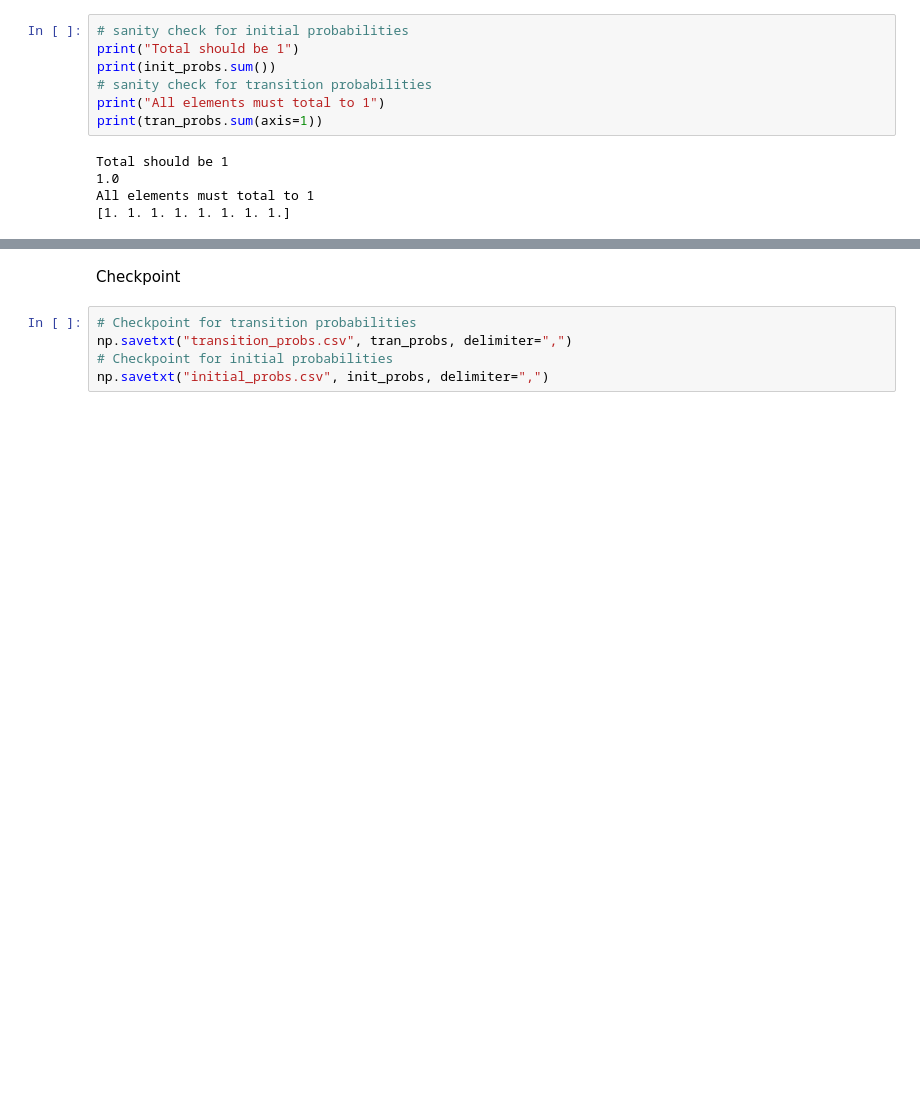
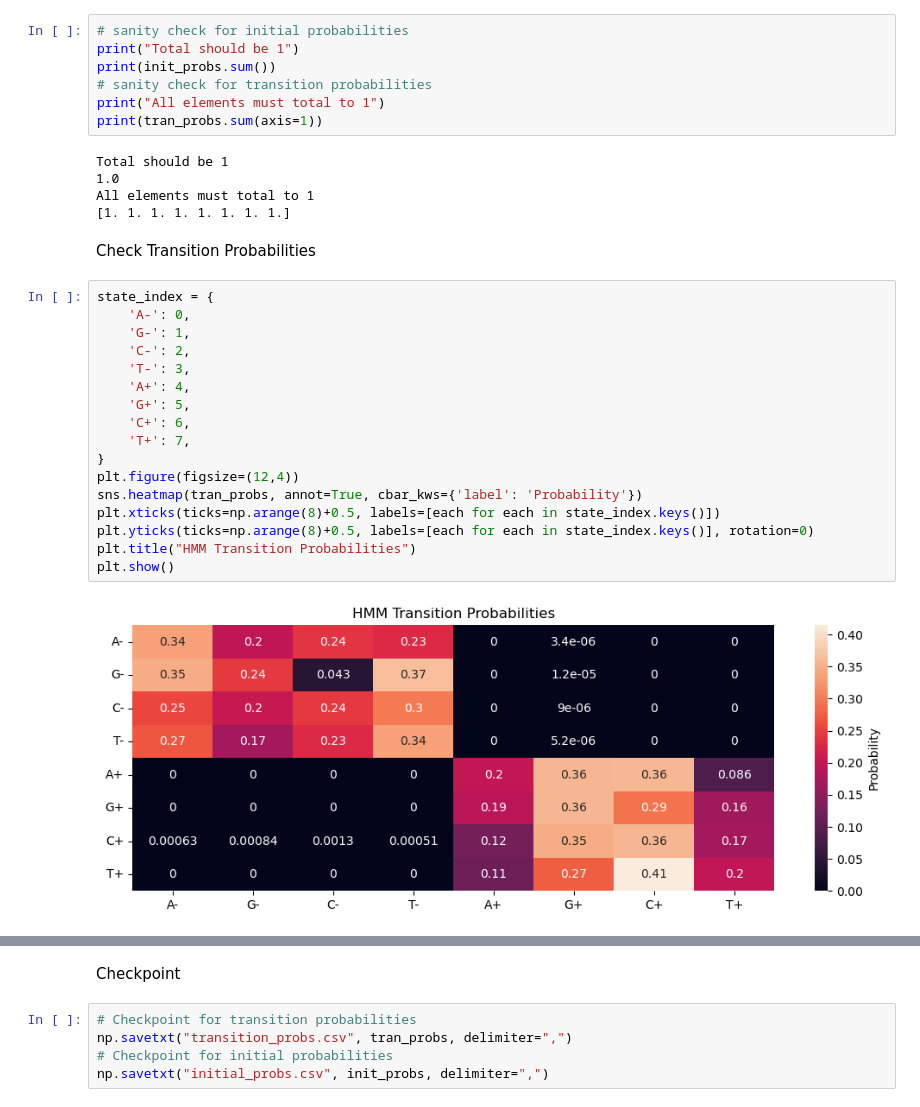
Before and after one commit to KyleCarlo/HMM-application-to-CpG-detection-in-Human-Genome, a Jupyter notebook: Bioinformatics_Ex3.ipynb, the cells around one changed output, grey strips where cells are left out. Saved outputs shown, nothing was run; the diff lists cells and outputs as text; blank space fills up the shorter version.

Commit message:
added plots for tran and init probs

```diff
--- a/Bioinformatics_Ex3.ipynb
+++ b/Bioinformatics_Ex3.ipynb
@@ -318,3 +319,24 @@ Total should be 1
 1.0
 All elements must total to 1
 [1. 1. 1. 1. 1. 1. 1. 1.]
+# %% [markdown]
+Check Transition Probabilities
+# %%
+state_index = {
+    'A-': 0,
+    'G-': 1,
+    'C-': 2,
+    'T-': 3,
+    'A+': 4,
+    'G+': 5,
+    'C+': 6,
+    'T+': 7,
+}
+plt.figure(figsize=(12,4))
+sns.heatmap(tran_probs, annot=True, cbar_kws={'label': 'Probability'})
+plt.xticks(ticks=np.arange(8)+0.5, labels=[each for each in state_index.keys()])
+plt.yticks(ticks=np.arange(8)+0.5, labels=[each for each in state_index.keys()], rotation=0)
+plt.title("HMM Transition Probabilities")
+plt.show()
+# %% [output]
+[figure, added]
```
Also changed, not shown: parts of 3 cells of this notebook.
